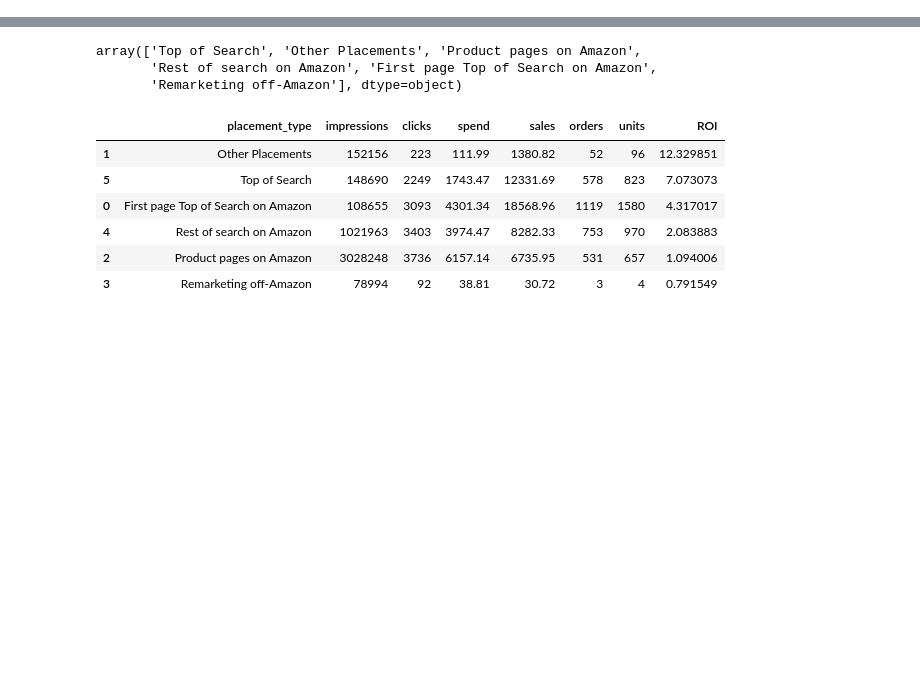
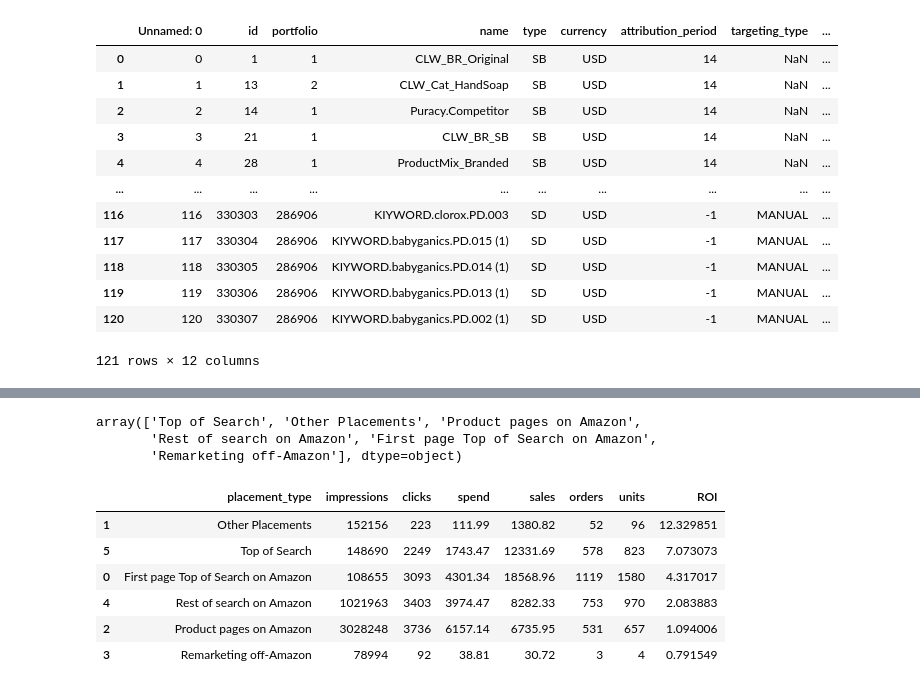
Before and after one commit to JuliaSokolova/amazon_-eCommerce_optimization, a Jupyter notebook: Placement EDA.ipynb, the cells around one changed output, grey strips where cells are left out. Drawn from its saved outputs; the diff is of its cells as text; code cells hidden in the pictures; blank space fills up the shorter version.

```diff
--- a/Placement EDA.ipynb
+++ b/Placement EDA.ipynb
@@ -5,6 +5,22 @@ import numpy as np
 placement = pd.read_csv('data/AMSPlacement.csv')
 placement_detail = pd.read_csv('data/AMSPlacementDetail.csv')
 campaign = pd.read_csv('data/AMSCampaign.csv')
+# %%
+campaign
+# %% [output]
+|  | Unnamed: 0 | id | portfolio | name | type | currency | attribution_period | targeting_type | ... |
+| 0 | 0 | 1 | 1 | CLW_BR_Original | SB | USD | 14 | NaN | ... |
+| 1 | 1 | 13 | 2 | CLW_Cat_HandSoap | SB | USD | 14 | NaN | ... |
+| 2 | 2 | 14 | 1 | Puracy.Competitor | SB | USD | 14 | NaN | ... |
+| 3 | 3 | 21 | 1 | CLW_BR_SB | SB | USD | 14 | NaN | ... |
+| 4 | 4 | 28 | 1 | ProductMix_Branded | SB | USD | 14 | NaN | ... |
+| ... | ... | ... | ... | ... | ... | ... | ... | ... | ... |
+| 116 | 116 | 330303 | 286906 | KIYWORD.clorox.PD.003 | SD | USD | -1 | MANUAL | ... |
+| 117 | 117 | 330304 | 286906 | KIYWORD.babyganics.PD.015 (1) | SD | USD | -1 | MANUAL | ... |
+| 118 | 118 | 330305 | 286906 | KIYWORD.babyganics.PD.014 (1) | SD | USD | -1 | MANUAL | ... |
+| 119 | 119 | 330306 | 286906 | KIYWORD.babyganics.PD.013 (1) | SD | USD | -1 | MANUAL | ... |
+| 120 | 120 | 330307 | 286906 | KIYWORD.babyganics.PD.002 (1) | SD | USD | -1 | MANUAL | ... |
+121 rows × 12 columns
 # %%
 placement = placement.rename(columns= {"placement": "placement_type"})
 placement_detail = placement_detail.join(placement.set_index('id'), on = 'placement')
```
Also changed, not shown: 1 other file.
